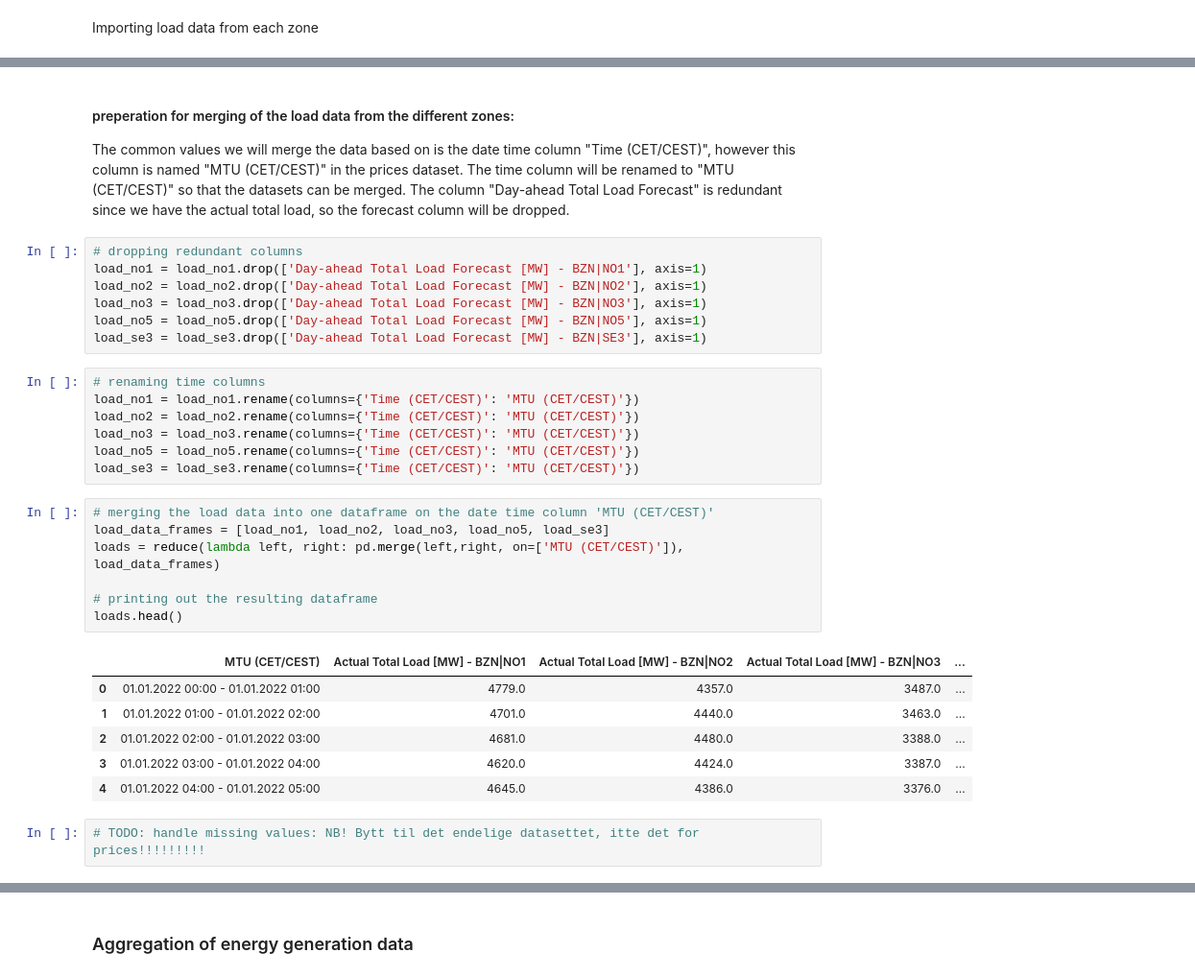
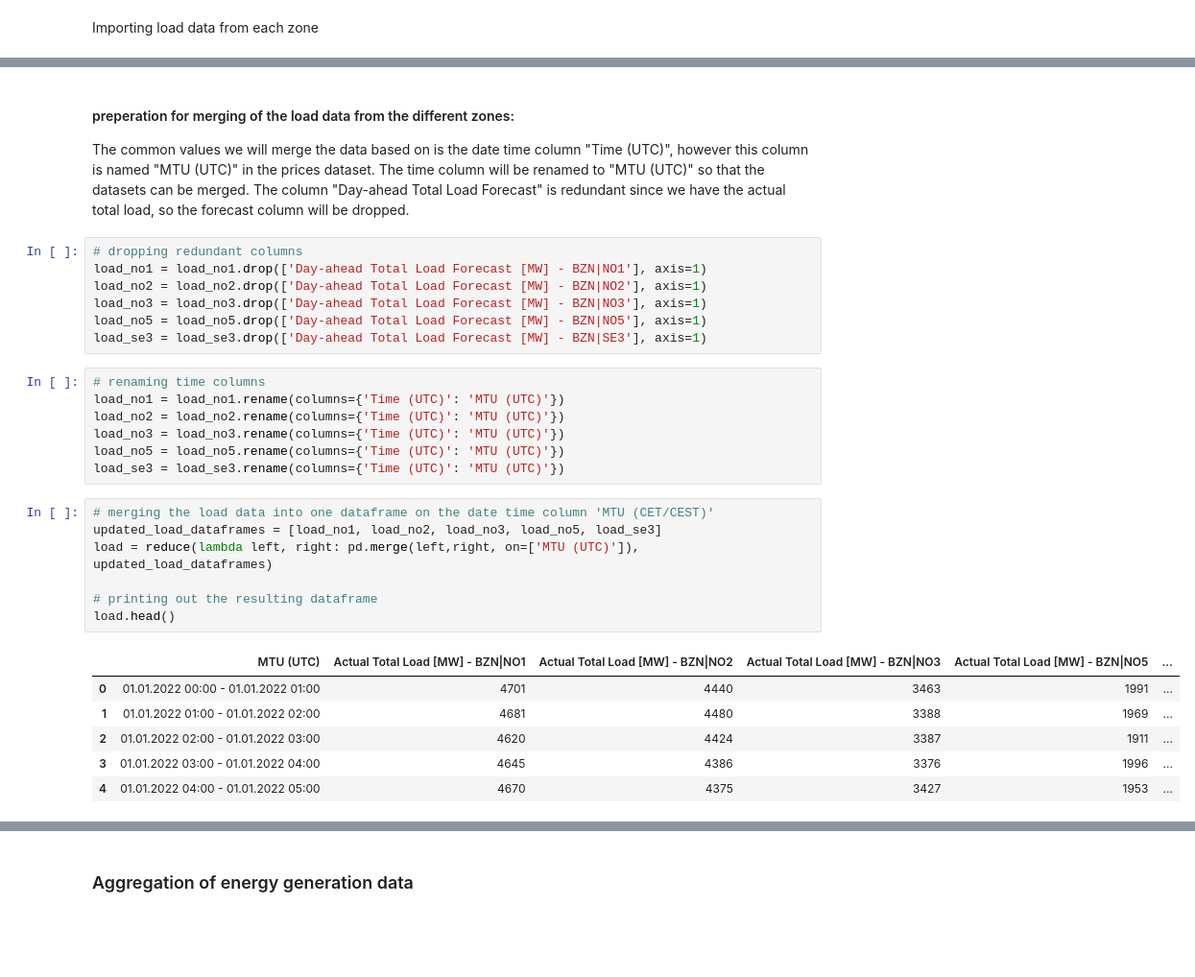
Before and after one commit to HIOF-Bachelor-Project-Group-7/Time-series-energy-price-prediction-bidding-zone-N01, a Jupyter notebook: code/Data aggregation of energy market bidding zone NO1.ipynb, the cells around one changed output, grey strips where cells are left out. Shown: that part at 96% size. Saved outputs shown, nothing was run; the diff lists cells and outputs as text; blank space fills up the shorter version.

Commit message:
converted time to utc for load datasets

```diff
--- a/code/Data aggregation of energy market bidding zone NO1.ipynb
+++ b/code/Data aggregation of energy market bidding zone NO1.ipynb
@@ -193,6 +224,6 @@ load_se3.head()
 # %% [markdown]
 #### preperation for merging of the load data from the different zones:
-The common values we will merge the data based on is the date time column "Time (CET/CEST)", however this column is named "MTU (CET/CEST)" in the prices dataset. The time column will be renamed to "MTU (CET/CEST)" so that the datasets can be merged. The column "Day-ahead Total Load Forecast" is redundant since we have the actual total load, so the forecast column will be dropped.
+The common values we will merge the data based on is the date time column "Time (UTC)", however this column is named "MTU (UTC)" in the prices dataset. The time column will be renamed to "MTU (UTC)" so that the datasets can be merged. The column "Day-ahead Total Load Forecast" is redundant since we have the actual total load, so the forecast column will be dropped.
 # %%
 # dropping redundant columns
 load_no1 = load_no1.drop(['Day-ahead Total Load Forecast [MW] - BZN|NO1'], axis=1)
@@ -202,24 +233,22 @@ load_no5 = load_no5.drop(['Day-ahead Total Load Forecast [MW] - BZN|NO5'], axis=
 load_se3 = load_se3.drop(['Day-ahead Total Load Forecast [MW] - BZN|SE3'], axis=1)
 # %%
 # renaming time columns
-load_no1 = load_no1.rename(columns={'Time (CET/CEST)': 'MTU (CET/CEST)'})
-load_no2 = load_no2.rename(columns={'Time (CET/CEST)': 'MTU (CET/CEST)'})
-load_no3 = load_no3.rename(columns={'Time (CET/CEST)': 'MTU (CET/CEST)'})
-load_no5 = load_no5.rename(columns={'Time (CET/CEST)': 'MTU (CET/CEST)'})
-load_se3 = load_se3.rename(columns={'Time (CET/CEST)': 'MTU (CET/CEST)'})
+load_no1 = load_no1.rename(columns={'Time (UTC)': 'MTU (UTC)'})
+load_no2 = load_no2.rename(columns={'Time (UTC)': 'MTU (UTC)'})
+load_no3 = load_no3.rename(columns={'Time (UTC)': 'MTU (UTC)'})
+load_no5 = load_no5.rename(columns={'Time (UTC)': 'MTU (UTC)'})
+load_se3 = load_se3.rename(columns={'Time (UTC)': 'MTU (UTC)'})
 # %%
 # merging the load data into one dataframe on the date time column 'MTU (CET/CEST)'
-load_data_frames = [load_no1, load_no2, load_no3, load_no5, load_se3]
-loads = reduce(lambda left, right: pd.merge(left,right, on=['MTU (CET/CEST)']), load_data_frames)
+updated_load_dataframes = [load_no1, load_no2, load_no3, load_no5, load_se3]
+load = reduce(lambda left, right: pd.merge(left,right, on=['MTU (UTC)']), updated_load_dataframes)
 
 # printing out the resulting dataframe
-loads.head()
+load.head()
 # %% [output]
-|  | MTU (CET/CEST) | Actual Total Load [MW] - BZN|NO1 | Actual Total Load [MW] - BZN|NO2 | Actual Total Load [MW] - BZN|NO3 | ... |
-| 0 | 01.01.2022 00:00 - 01.01.2022 01:00 | 4779.0 | 4357.0 | 3487.0 | ... |
-| 1 | 01.01.2022 01:00 - 01.01.2022 02:00 | 4701.0 | 4440.0 | 3463.0 | ... |
-| 2 | 01.01.2022 02:00 - 01.01.2022 03:00 | 4681.0 | 4480.0 | 3388.0 | ... |
-| 3 | 01.01.2022 03:00 - 01.01.2022 04:00 | 4620.0 | 4424.0 | 3387.0 | ... |
-| 4 | 01.01.2022 04:00 - 01.01.2022 05:00 | 4645.0 | 4386.0 | 3376.0 | ... |
+|  | MTU (UTC) | Actual Total Load [MW] - BZN|NO1 | Actual Total Load [MW] - BZN|NO2 | Actual Total Load [MW] - BZN|NO3 | Actual Total Load [MW] - BZN|NO5 | ... |
+| 0 | 01.01.2022 00:00 - 01.01.2022 01:00 | 4701 | 4440 | 3463 | 1991 | ... |
+| 1 | 01.01.2022 01:00 - 01.01.2022 02:00 | 4681 | 4480 | 3388 | 1969 | ... |
+| 2 | 01.01.2022 02:00 - 01.01.2022 03:00 | 4620 | 4424 | 3387 | 1911 | ... |
+| 3 | 01.01.2022 03:00 - 01.01.2022 04:00 | 4645 | 4386 | 3376 | 1996 | ... |
+| 4 | 01.01.2022 04:00 - 01.01.2022 05:00 | 4670 | 4375 | 3427 | 1953 | ... |
-# %%
-# TODO: handle missing values: NB! Bytt til det endelige datasettet, itte det for prices!!!!!!!!!
```
Also changed, not shown: parts of 27 cells of this notebook, 6 other files.
